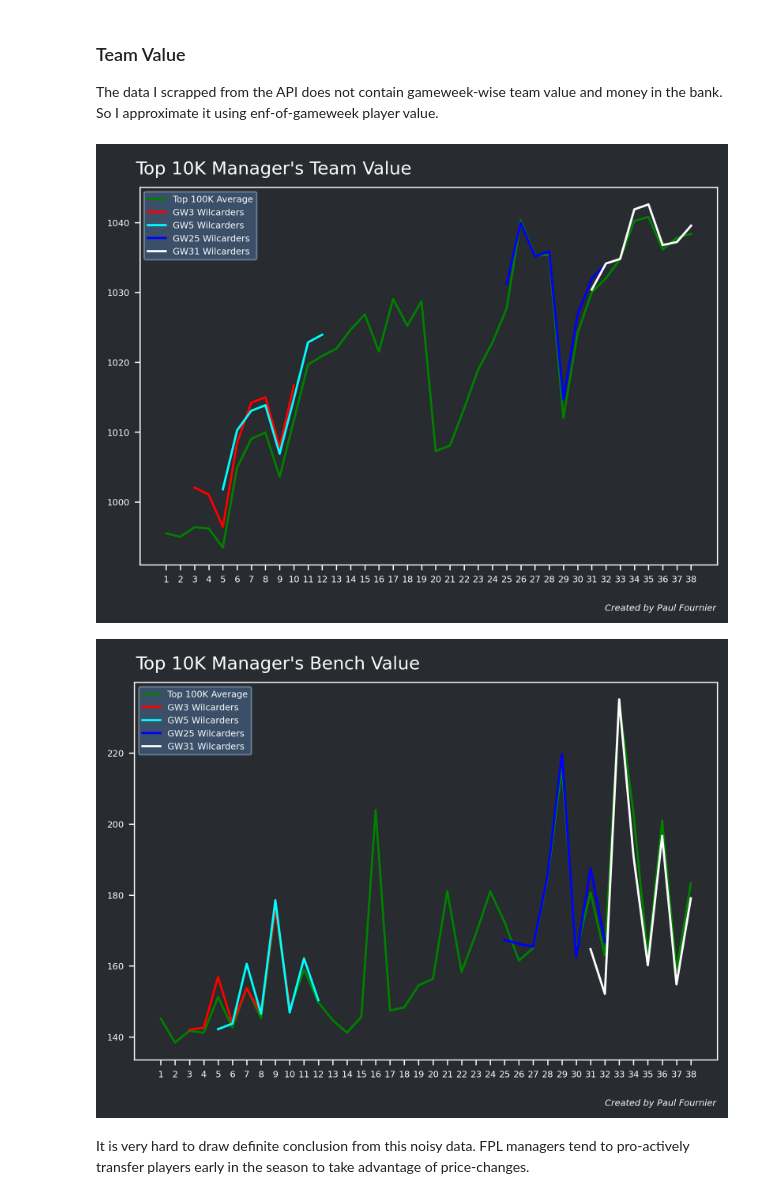
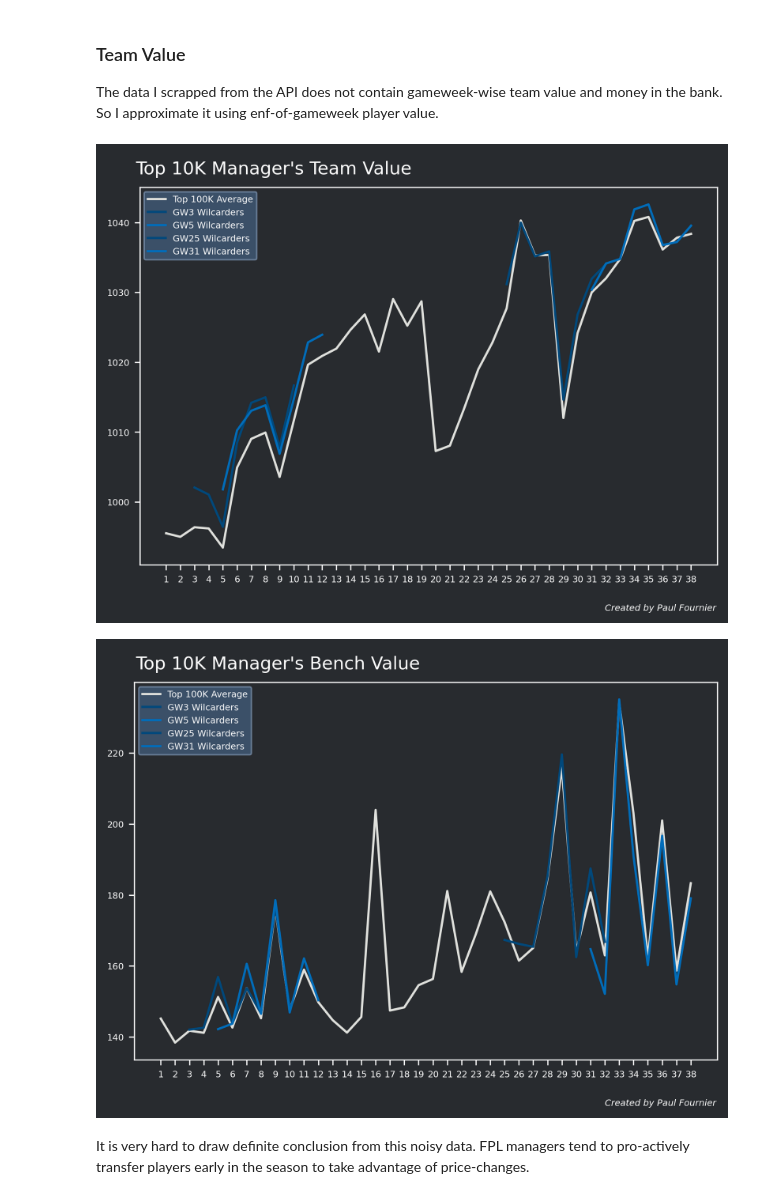
Before and after one commit to Fournierp/FPL, a Jupyter notebook: analysis/chips.ipynb, the cells around one changed output. Drawn from its saved outputs; the diff is of its cells as text; code cells hidden in the pictures.

Commit message:
Chips analysis

```diff
--- a/analysis/chips.ipynb
+++ b/analysis/chips.ipynb
@@ -31,7 +34,7 @@ import glob
 import os
 
 path = '../data/fpl_official/20-21/season/raw/'
-all_managers = (
+all_files = (
     glob.glob(os.path.join(path, "managers_[0-9][0-9][0-9][0-9][0-9].json")) +
     glob.glob(os.path.join(path, "managers_[0-9][0-9][0-9][0-9].json")) +
     glob.glob(os.path.join(path, "managers_100000.json"))
@@ -43,7 +46,7 @@ chips = (
         columns=['wildcard_1', 'freehit', 'bboost', 'wildcard_2', 'threexc'],
         index=pd.read_json(f, orient='index').index
         )
-    for f in all_managers
+    for f in all_files
     )
 
 chips = pd.concat(chips)
@@ -391,7 +409,7 @@ Analysing the **Wildcard** chip over a horizon of 4 gameweeks demonstrates the v
 The data I scrapped from the API does not contain gameweek-wise team value and money in the bank. So I approximate it using enf-of-gameweek player value.
 # %%
 path = '../data/fpl_official/20-21/season/processed/'
-all_value = (
+all_files = (
     glob.glob(os.path.join(path, "bench_value_[0-9][0-9][0-9][0-9].csv")) +
     glob.glob(os.path.join(path, "bench_value_[0-9][0-9][0-9][0-9][0-9].csv")) +
     glob.glob(os.path.join(path, "bench_value_100000.csv"))
@@ -399,11 +417,11 @@ all_value = (
 
 bench_value = (
     pd.read_csv(f, index_col=0)
-    for f in all_value)
+    for f in all_files)
 bench_value = pd.concat(bench_value)
 bench_value.sort_index(inplace=True)
 
-all_value = (
+all_files = (
     glob.glob(os.path.join(path, "team_value_[0-9][0-9][0-9][0-9].csv")) +
     glob.glob(os.path.join(path, "team_value_[0-9][0-9][0-9][0-9][0-9].csv")) +
     glob.glob(os.path.join(path, "team_value_100000.csv"))
@@ -411,7 +429,7 @@ all_value = (
 
 team_value = (
     pd.read_csv(f, index_col=0)
-    for f in all_value)
+    for f in all_files)
 team_value = pd.concat(team_value)
 team_value.sort_index(inplace=True)
 # %%
@@ -420,13 +438,19 @@ fig.set_facecolor(background)
 ax.patch.set_alpha(0)
 
 horizon=8
-ax.plot(np.arange(1, 39), np.mean(team_value), color='g')
-gw = 3; ax.plot(np.arange(gw, gw+horizon), np.mean(team_value[(chips['wildcard_1'] == 3)])[gw-1: gw+horizon-1], color='r')
-gw = 5; ax.plot(np.arange(gw, gw+horizon), np.mean(team_value[(chips['wildcard_1'] == 5)])[gw-1: gw+horizon-1], color='cyan')
-gw = 25; ax.plot(np.arange(gw, gw+horizon), np.mean(team_value[(chips['wildcard_2'] == 25)])[gw-1: gw+horizon-1], color='b')
-gw = 31; ax.plot(np.arange(gw, gw+horizon), np.mean(team_value[(chips['wildcard_2'] == 31)])[gw-1: gw+horizon-1], color='w')
+ax.plot(np.arange(1, 39), np.mean(team_value), color='#E0E1DD')
+gw = 3
+ax.plot(np.arange(gw, gw+horizon), np.mean(team_value[(chips['wildcard_1'] == 3)])[gw-1: gw+horizon-1], color='#01497c')
+gw = 5
+ax.plot(np.arange(gw, gw+horizon), np.mean(team_value[(chips['wildcard_1'] == 5)])[gw-1: gw+horizon-1], color='#016DBA')
+gw = 25
+ax.plot(np.arange(gw, gw+horizon), np.mean(team_value[(chips['wildcard_2'] == 25)])[gw-1: gw+horizon-1], color='#01497c')
+gw = 31
+ax.plot(np.arange(gw, gw+horizon), np.mean(team_value[(chips['wildcard_2'] == 31)])[gw-1: gw+horizon-1], color='#016DBA')
 
-legend = ax.legend(prop={'size': 6}, labels=['Top 100K Average', 'GW3 Wilcarders', 'GW5 Wilcarders', 'GW25 Wilcarders', 'GW31 Wilcarders'])
+legend = ax.legend(
+        prop={'size': 6},
+        labels=['Top 100K Average', 'GW3 Wilcarders', 'GW5 Wilcarders', 'GW25 Wilcarders', 'GW31 Wilcarders'])
 frame = legend.get_frame()
 frame.set_facecolor('#415A77')
 frame.set_edgecolor('#778DA9')
@@ -435,38 +459,50 @@ ax.set_xticks(np.arange(1, 39), minor=False)
 
 fig_text(x=0.07, y=1.025,
         s="Top 10K Manager's Team Value",
-        fontweight="regular", fontsize=12, fontfamily=title_font, color=text_color, alpha=1)
+        fontweight="regular", fontsize=12,
+        fontfamily=title_font, color=text_color, alpha=1)
 
-fig.text(0.8, -0.025, "Created by Paul Fournier", fontstyle="italic", fontsize=6, fontfamily=watermark_font, color=text_color)
+fig.text(
+        0.8, -0.025, "Created by Paul Fournier",
+        fontstyle="italic", fontsize=6, fontfamily=watermark_font, color=text_color)
 plt.show()
 # %% [output]
-[figure, old version]
+[figure, new version]
 # %%
 fig, ax = plt.subplots(1, 1, tight_layout=True)
 fig.set_facecolor(background)
 ax.patch.set_alpha(0)
 
 horizon=8
-ax.plot(np.arange(1, 39), np.mean(bench_value), color='g')
-gw = 3; ax.plot(np.arange(gw, gw+horizon), np.mean(bench_value[(chips['wildcard_1'] == 3)])[gw-1: gw+horizon-1], color='r')
-gw = 5; ax.plot(np.arange(gw, gw+horizon), np.mean(bench_value[(chips['wildcard_1'] == 5)])[gw-1: gw+horizon-1], color='cyan')
-gw = 25; ax.plot(np.arange(gw, gw+horizon), np.mean(bench_value[(chips['wildcard_2'] == 25)])[gw-1: gw+horizon-1], color='b')
-gw = 31; ax.plot(np.arange(gw, gw+horizon), np.mean(bench_value[(chips['wildcard_2'] == 31)])[gw-1: gw+horizon-1], color='w')
+ax.plot(np.arange(1, 39), np.mean(bench_value), color='#E0E1DD')
+gw = 3
+ax.plot(np.arange(gw, gw+horizon), np.mean(bench_value[(chips['wildcard_1'] == 3)])[gw-1: gw+horizon-1], color='#01497c')
+gw = 5
+ax.plot(np.arange(gw, gw+horizon), np.mean(bench_value[(chips['wildcard_1'] == 5)])[gw-1: gw+horizon-1], color='#016DBA')
+gw = 25
+ax.plot(np.arange(gw, gw+horizon), np.mean(bench_value[(chips['wildcard_2'] == 25)])[gw-1: gw+horizon-1], color='#01497c')
+gw = 31
+ax.plot(np.arange(gw, gw+horizon), np.mean(bench_value[(chips['wildcard_2'] == 31)])[gw-1: gw+horizon-1], color='#016DBA')
 
-legend = ax.legend(prop={'size': 6}, labels=['Top 100K Average', 'GW3 Wilcarders', 'GW5 Wilcarders', 'GW25 Wilcarders', 'GW31 Wilcarders'])
+legend = ax.legend(
+        prop={'size': 6},
+        labels=['Top 100K Average', 'GW3 Wilcarders', 'GW5 Wilcarders', 'GW25 Wilcarders', 'GW31 Wilcarders'])
 frame = legend.get_frame()
 frame.set_facecolor('#415A77')
 frame.set_edgecolor('#778DA9')
 ax.set_xticks(np.arange(1, 39), minor=False)
 
 fig_text(x=0.07, y=1.025,
         s="Top 10K Manager's Bench Value",
-        fontweight="regular", fontsize=12, fontfamily=title_font, color=text_color, alpha=1)
+        fontweight="regular", fontsize=12,
+        fontfamily=title_font, color=text_color, alpha=1)
 
-fig.text(0.8, -0.025, "Created by Paul Fournier", fontstyle="italic", fontsize=6, fontfamily=watermark_font, color=text_color)
+fig.text(
+        0.8, -0.025, "Created by Paul Fournier",
+        fontstyle="italic", fontsize=6, fontfamily=watermark_font, color=text_color)
 plt.show()
 # %% [output]
-[figure, old version]
+[figure, new version]
 # %% [markdown]
 It is very hard to draw definite conclusion from this noisy data. FPL managers tend to pro-actively transfer players early in the season to take advantage of price-changes.
 # %%
```
Also changed, not shown: parts of 8 cells of this notebook.
